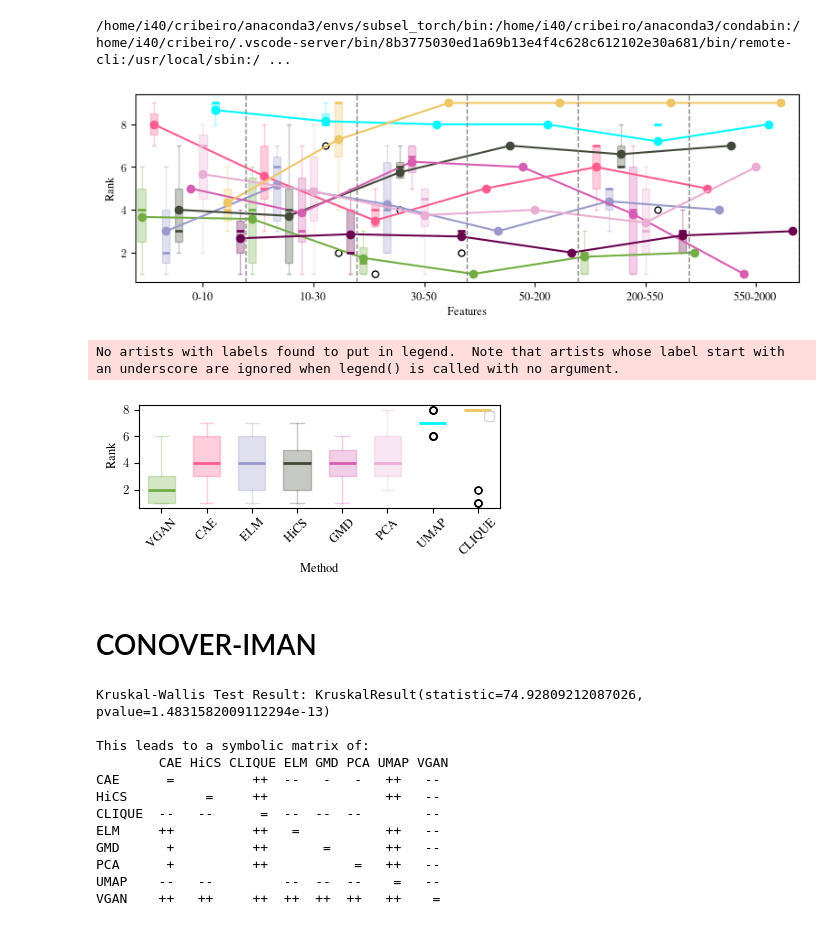
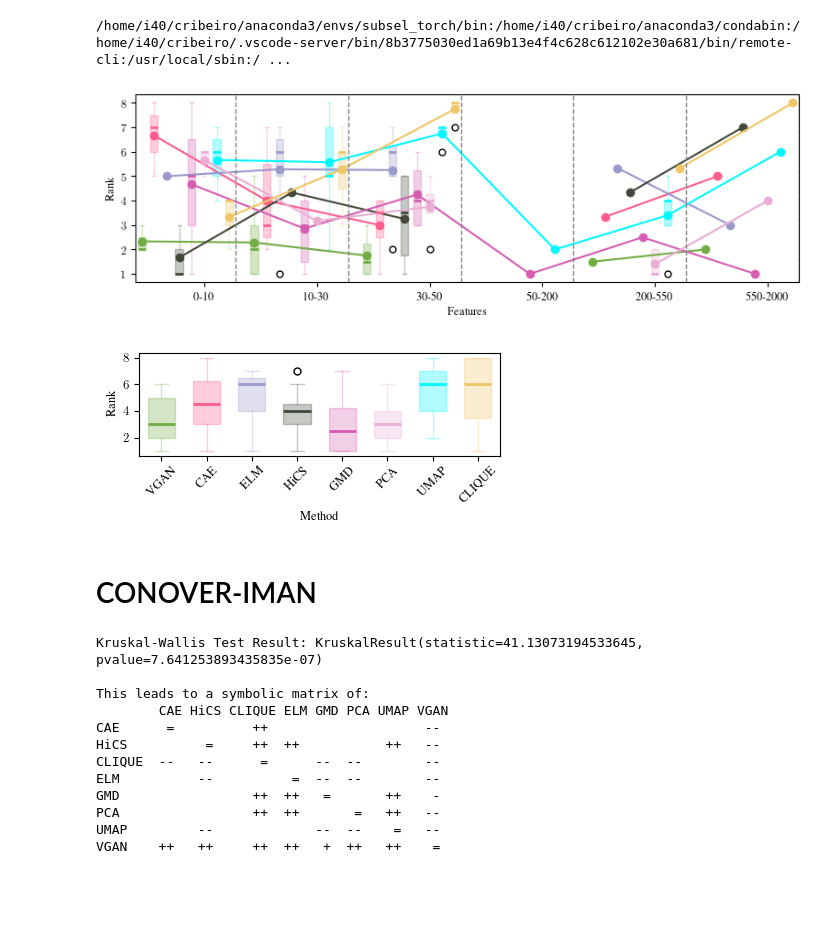
Before and after one commit to jcribeiro98/V-GAN, a Jupyter notebook: images.ipynb, the cells around one changed output. Drawn from its saved outputs; the diff is of its cells as text; code cells hidden in the pictures; blank space fills up the shorter version.

Commit message:
Final changes to images and Conover-Iman test

```diff
--- a/images.ipynb
+++ b/images.ipynb
@@ -102,7 +102,7 @@ import matplotlib.pyplot as plt
 import numpy as np
 
 #Define the dataset
-odm = "KNN"
+odm = "CBLOF"
 type_u = "lense"
 # Load the CSV file
 df = pd.read_csv(f'experiments/Outlier_Detection/COMPETITORS/full_tables_with_rank/{odm}_res.csv', delimiter=',',)
@@ -208,13 +208,7 @@ clique_pvalue_ranks_100_300  =  filtered_pvalue_100_300['RANK CLIQUE']
 clique_pvalue_ranks_300_700  =  filtered_pvalue_300_700['RANK CLIQUE']
 clique_pvalue_ranks_700_2000 = filtered_pvalue_700_2000['RANK CLIQUE']
 
-fs_pvalue_ranks_0_10     =     filtered_pvalue_0_10['RANK FS']
-fs_pvalue_ranks_10_30    =    filtered_pvalue_10_30['RANK FS']
-fs_pvalue_ranks_30_50    =    filtered_pvalue_30_50['RANK FS']
-fs_pvalue_ranks_50_100   =   filtered_pvalue_50_100['RANK FS']
-fs_pvalue_ranks_100_300  =  filtered_pvalue_100_300['RANK FS']
-fs_pvalue_ranks_300_700  =  filtered_pvalue_300_700['RANK FS']
-fs_pvalue_ranks_700_2000 = filtered_pvalue_700_2000['RANK FS']
+
 
 # Calculating the average ranks for each group
 all_averages = {
@@ -346,20 +340,6 @@ boxplot_clique = plt.boxplot(
                     linewidth=2, color=clique_color)
 )
 
-boxplot_fs = plt.boxplot(
-    [fs_pvalue_ranks_0_10, fs_pvalue_ranks_10_30, fs_pvalue_ranks_30_50, fs_pvalue_ranks_50_100,
-        fs_pvalue_ranks_100_300, fs_pvalue_ranks_300_700],
-    positions=pos + 8,
-    widths=0.6,
-    patch_artist=True,
-    boxprops=dict(facecolor=fs_color, color=fs_color, alpha=0.3),
-    whiskerprops=dict(color=fs_color, alpha=0.3),
-    capprops=dict(color=fs_color, alpha=0.3),
-    medianprops=dict(color=fs_color,linewidth=2),
-    flierprops=dict(marker='o', markersize=5, linestyle='none',
-                    linewidth=2, color=fs_color)
-)
-
 
 # Plotting the average ranks for VGAN, ENSEMBLE, and FS as line plots on top of the boxplots
 plt.plot(
@@ -410,49 +390,43 @@ plt.plot(
      umap_pvalue_ranks_100_300.mean(), umap_pvalue_ranks_300_700.mean()],
     color=umap_color, marker='o', linestyle='-', linewidth=1.5, label='UMAP'
 )
 
 plt.plot(
     pos + 7,
     [clique_pvalue_ranks_0_10.mean(), clique_pvalue_ranks_10_30.mean(), clique_pvalue_ranks_30_50.mean(), clique_pvalue_ranks_50_100.mean(),
      clique_pvalue_ranks_100_300.mean(), clique_pvalue_ranks_300_700.mean()],
     color=clique_color, marker='o', linestyle='-', linewidth=1.5, label='CLIQUE'
 )
 
-plt.plot(
-    pos + 8,
-    [fs_pvalue_ranks_0_10.mean(), fs_pvalue_ranks_10_30.mean(), fs_pvalue_ranks_30_50.mean(), fs_pvalue_ranks_50_100.mean(),
-     fs_pvalue_ranks_100_300.mean(), fs_pvalue_ranks_300_700.mean()],
-    color=fs_color, marker='o', linestyle='-', linewidth=1.5, label='FULL-SPACE'
-)
 
 
 # Adding vertical lines to indicate the limits of each group on the x-axis
-for x in pos + 8.5:
+for x in pos + 7.5:
     plt.axvline(x=x, color='gray', linestyle='--', linewidth=1)
 
 # Setting the x-axis labels
 plt.xticks(pos + 5, ['0-10', '10-30',
            '30-50', '50-200', '200-550', '550-2000'])
 
 plt.xlabel('Features')
 plt.ylabel('Rank')
 if odm == "LOF":
     legend = plt.legend(ncols = 1)
     legend.set_alpha(.1)
 
 #legend.set_bbox_to_anchor((.45,.1))
 plt.savefig(f'experiments/Outlier_Detection/COMPETITORS/{odm}_{type_u}.png',dpi=1000)
 plt.show()
 # %% [output]
-[figure, old version]
+[figure, new version]
 # %%
 import pandas as pd
 import matplotlib.pyplot as plt
 import numpy as np
 
 #Define the dataset
-odm = "LOF"
-type_u = "lense"
+odm = "CBLOF"
+type_u = "non-lense"
 # Load the CSV file
 df = pd.read_csv(f'experiments/Outlier_Detection/COMPETITORS/full_tables_with_rank/{odm}_res.csv', delimiter=',',)
 
@@ -477,21 +451,21 @@ umap_color = "#00F8FF"
 
 
 # Extract VGAN, ENSEMBLE, and FS ranks for these filtered datasets
-vgan_pvalue_ranks = filtered_pvalue_df['RANK VGAN'].to_numpy()
+vgan_pvalue_ranks = filtered_pvalue_df['RANK VGAN'].dropna().to_numpy()
 
-cae_pvalue_ranks     =     filtered_pvalue_df['RANK CAE'].to_numpy()
+cae_pvalue_ranks     =     filtered_pvalue_df['RANK CAE'].dropna().to_numpy()
 
-hics_pvalue_ranks    =     filtered_pvalue_df['RANK HiCS'].to_numpy()
+hics_pvalue_ranks    =     filtered_pvalue_df['RANK HiCS'].dropna().to_numpy()
 
-elm_pvalue_ranks     =     filtered_pvalue_df['RANK ELM'].to_numpy()
+elm_pvalue_ranks     =     filtered_pvalue_df['RANK ELM'].dropna().to_numpy()
 
-gmd_pvalue_ranks     =     filtered_pvalue_df['RANK GMD'].to_numpy()
+gmd_pvalue_ranks     =     filtered_pvalue_df['RANK GMD'].dropna().to_numpy()
 
-pca_pvalue_ranks     =     filtered_pvalue_df['RANK PCA'].to_numpy()
+pca_pvalue_ranks     =     filtered_pvalue_df['RANK PCA'].dropna().to_numpy()
 
-umap_pvalue_ranks     =     filtered_pvalue_df['RANK UMAP'].to_numpy()
+umap_pvalue_ranks     =     filtered_pvalue_df['RANK UMAP'].dropna().to_numpy()
 
-clique_pvalue_ranks    =     filtered_pvalue_df['RANK CLIQUE'].to_numpy()
+clique_pvalue_ranks    =     filtered_pvalue_df['RANK CLIQUE'].dropna().to_numpy()
 
 
 
@@ -623,8 +597,7 @@ if odm == "LOF":
 plt.savefig(f'experiments/Outlier_Detection/COMPETITORS/{odm}_{type_u}_together.png',dpi=1000)
 plt.show()
 # %% [output]
-No artists with labels found to put in legend.  Note that artists whose label start with an underscore are ignored when legend() is called with no argument.
-[figure, old version]
+[figure, new version]
 # %% [markdown]
 # CONOVER-IMAN
 # %%
@@ -634,7 +607,7 @@ import scikit_posthocs as sp
 import numpy as np
 
 #Specify the odm
-odm = "KNN"
+odm = "CBLOF"
 
 # Load the data
 df = pd.read_csv(f'experiments/Outlier_Detection/COMPETITORS/full_tables_with_rank/{odm}_res.csv', delimiter=',')
@@ -704,15 +677,15 @@ for row in conover_result.index:
 
 print(f"\nThis leads to a symbolic matrix of:\n {symbol_matrix}")
 # %% [output]
-Kruskal-Wallis Test Result: KruskalResult(statistic=74.92809212087026, pvalue=1.4831582009112294e-13)
+Kruskal-Wallis Test Result: KruskalResult(statistic=41.13073194533645, pvalue=7.641253893435835e-07)
 
 This leads to a symbolic matrix of:
         CAE HiCS CLIQUE ELM GMD PCA UMAP VGAN
-CAE      =          ++  --   -   -   ++   --
-HiCS          =     ++               ++   --
-CLIQUE  --   --      =  --  --  --        --
-ELM     ++          ++   =           ++   --
-GMD      +          ++       =       ++   --
-PCA      +          ++           =   ++   --
-UMAP    --   --         --  --  --    =   --
-VGAN    ++   ++     ++  ++  ++  ++   ++    =
+CAE      =          ++                    --
+HiCS          =     ++  ++           ++   --
+CLIQUE  --   --      =      --  --        --
+ELM          --          =  --  --        --
+GMD                 ++  ++   =       ++    -
+PCA                 ++  ++       =   ++   --
+UMAP         --             --  --    =   --
+VGAN    ++   ++     ++  ++   +  ++   ++    =
```
Also changed, not shown: parts of 2 cells of this notebook, 1 other file.
